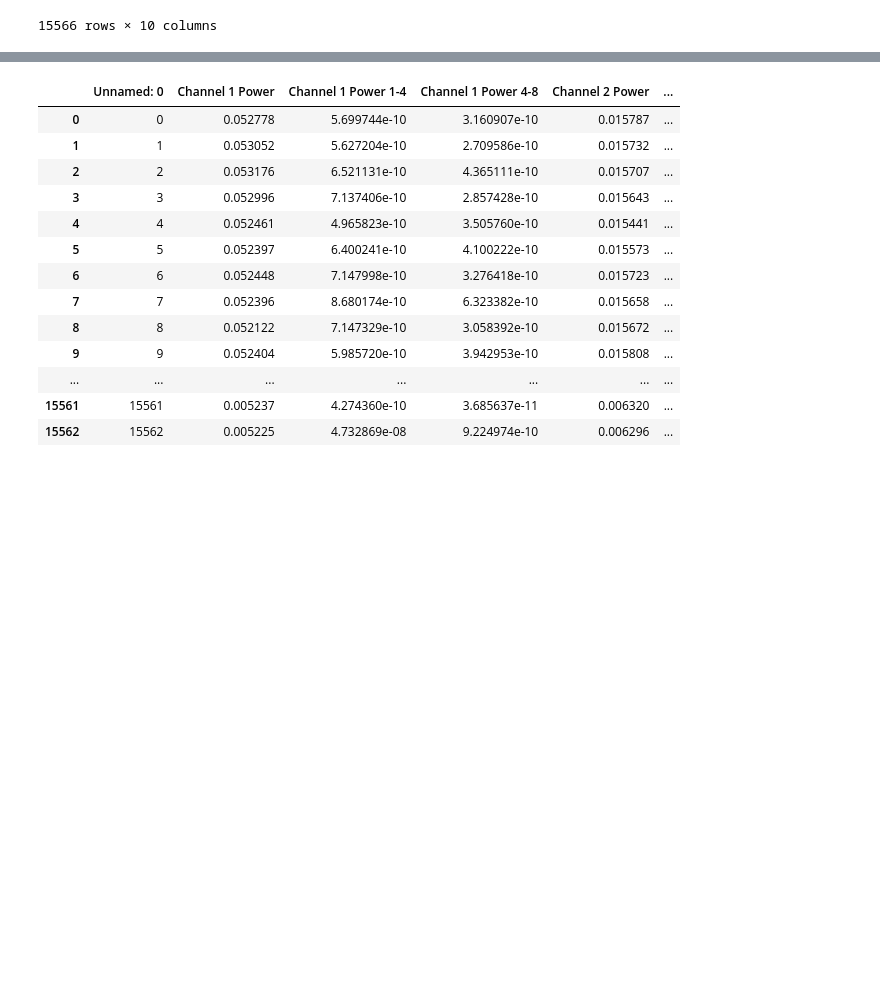
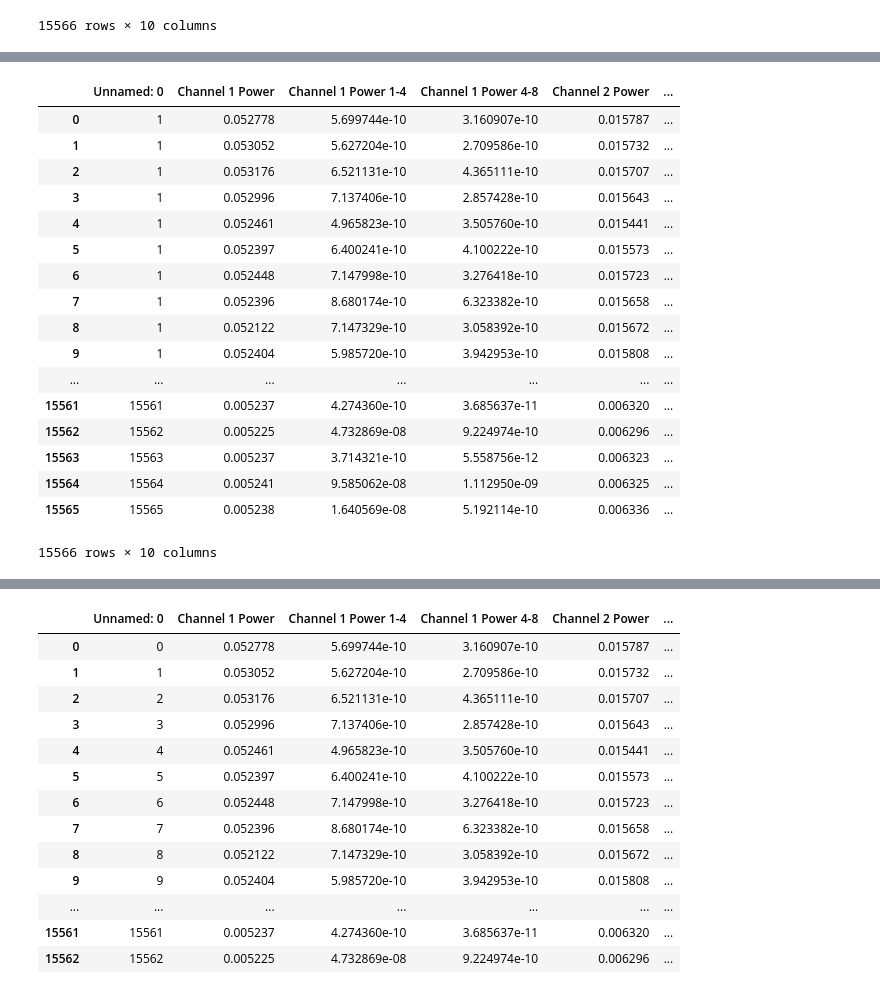
Before and after one commit to BasilMinkov/Jupyter-Notebooks, a Jupyter notebook: neuroscience/Lactate.ipynb, the cells around one changed output, grey strips where cells are left out. Cells and saved outputs as stored; diff of their text form; code cells hidden in the pictures; blank space fills up the shorter version.

```diff
--- a/neuroscience/Lactate.ipynb
+++ b/neuroscience/Lactate.ipynb
@@ -193,3 +223,24 @@ data
+# %%
+data
+# %% [output]
+|  | Unnamed: 0 | Channel 1 Power | Channel 1 Power 1-4 | Channel 1 Power 4-8 | Channel 2 Power | ... |
+| 0 | 1 | 0.052778 | 5.699744e-10 | 3.160907e-10 | 0.015787 | ... |
+| 1 | 1 | 0.053052 | 5.627204e-10 | 2.709586e-10 | 0.015732 | ... |
+| 2 | 1 | 0.053176 | 6.521131e-10 | 4.365111e-10 | 0.015707 | ... |
+| 3 | 1 | 0.052996 | 7.137406e-10 | 2.857428e-10 | 0.015643 | ... |
+| 4 | 1 | 0.052461 | 4.965823e-10 | 3.505760e-10 | 0.015441 | ... |
+| 5 | 1 | 0.052397 | 6.400241e-10 | 4.100222e-10 | 0.015573 | ... |
+| 6 | 1 | 0.052448 | 7.147998e-10 | 3.276418e-10 | 0.015723 | ... |
+| 7 | 1 | 0.052396 | 8.680174e-10 | 6.323382e-10 | 0.015658 | ... |
+| 8 | 1 | 0.052122 | 7.147329e-10 | 3.058392e-10 | 0.015672 | ... |
+| 9 | 1 | 0.052404 | 5.985720e-10 | 3.942953e-10 | 0.015808 | ... |
+| ... | ... | ... | ... | ... | ... | ... |
+| 15561 | 15561 | 0.005237 | 4.274360e-10 | 3.685637e-11 | 0.006320 | ... |
+| 15562 | 15562 | 0.005225 | 4.732869e-08 | 9.224974e-10 | 0.006296 | ... |
+| 15563 | 15563 | 0.005237 | 3.714321e-10 | 5.558756e-12 | 0.006323 | ... |
+| 15564 | 15564 | 0.005241 | 9.585062e-08 | 1.112950e-09 | 0.006325 | ... |
+| 15565 | 15565 | 0.005238 | 1.640569e-08 | 5.192114e-10 | 0.006336 | ... |
+15566 rows × 10 columns
 # %%
 f, ax = plt.subplots()
 ax.set(yscale="log")
```
Also changed, not shown: parts of 7 cells of this notebook, 13 other files.
